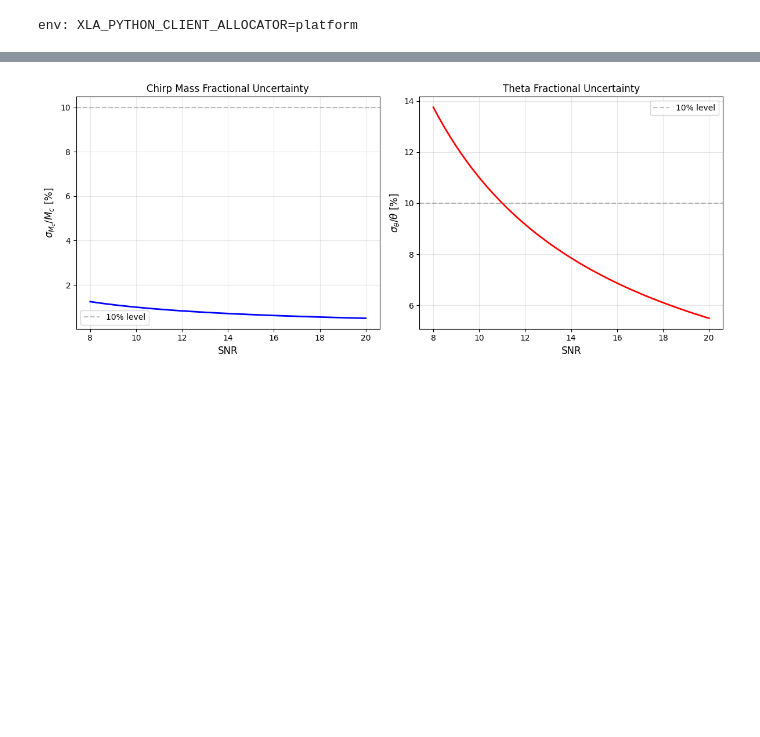
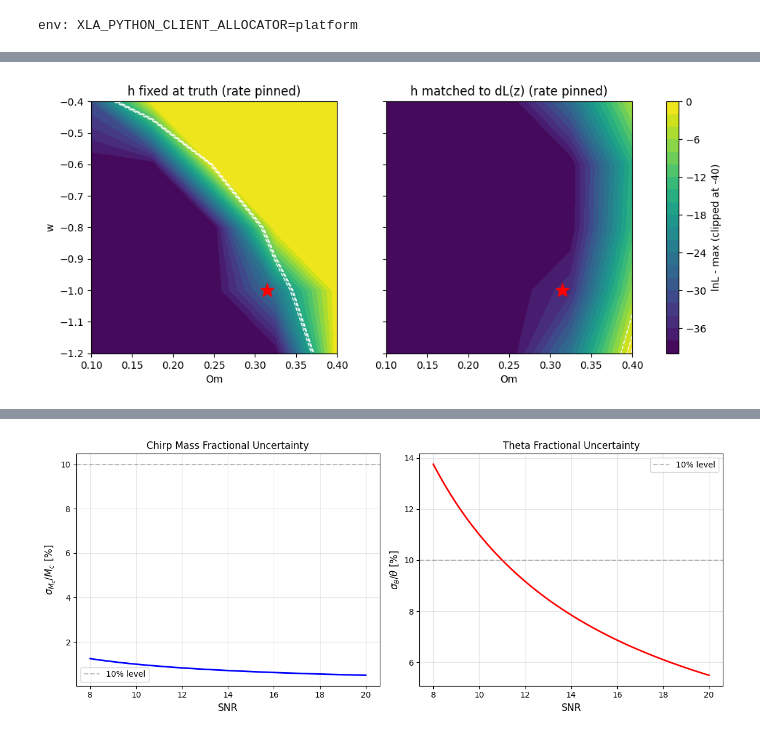
Before and after one commit to abby-moran/GW_pop_cosmo_inference, a Jupyter notebook: scripts/sandbox.ipynb, the cells around one changed output, grey strips where cells are left out. Cells and saved outputs as stored; diff of their text form; code cells hidden in the pictures; blank space fills up the shorter version.

```diff
--- a/scripts/sandbox.ipynb
+++ b/scripts/sandbox.ipynb
@@ -35,0 +399,15 @@ env: XLA_PYTHON_CLIENT_ALLOCATOR=platform
+# %%
+ref = np.nanmax(L_ridge)
+
+fig, ax = plt.subplots(1, 2, figsize=(12, 4.5), sharey=True)
+for a, L, t in [(ax[0], L_fixh, "h fixed at truth"),
+                (ax[1], L_ridge, "h matched to dL(z)")]:
+    im = a.contourf(Oms, ws, np.clip(L - ref, -40, 0), levels=np.linspace(-40, 0, 21))
+    a.contour(Oms, ws, L - ref, levels=[-4.5, -2, -0.5], colors="w", linewidths=1)
+    a.plot(0.315, -1.0, "r*", ms=14)
+    a.set(xlabel="Om", title=t + " (rate pinned)")
+ax[0].set_ylabel("w")
+plt.colorbar(im, ax=ax, label="lnL - max (clipped at -40)")
+plt.show()
+# %% [output]
+[figure, added]
```
Also changed, not shown: parts of 36 cells of this notebook, 14 other files.
